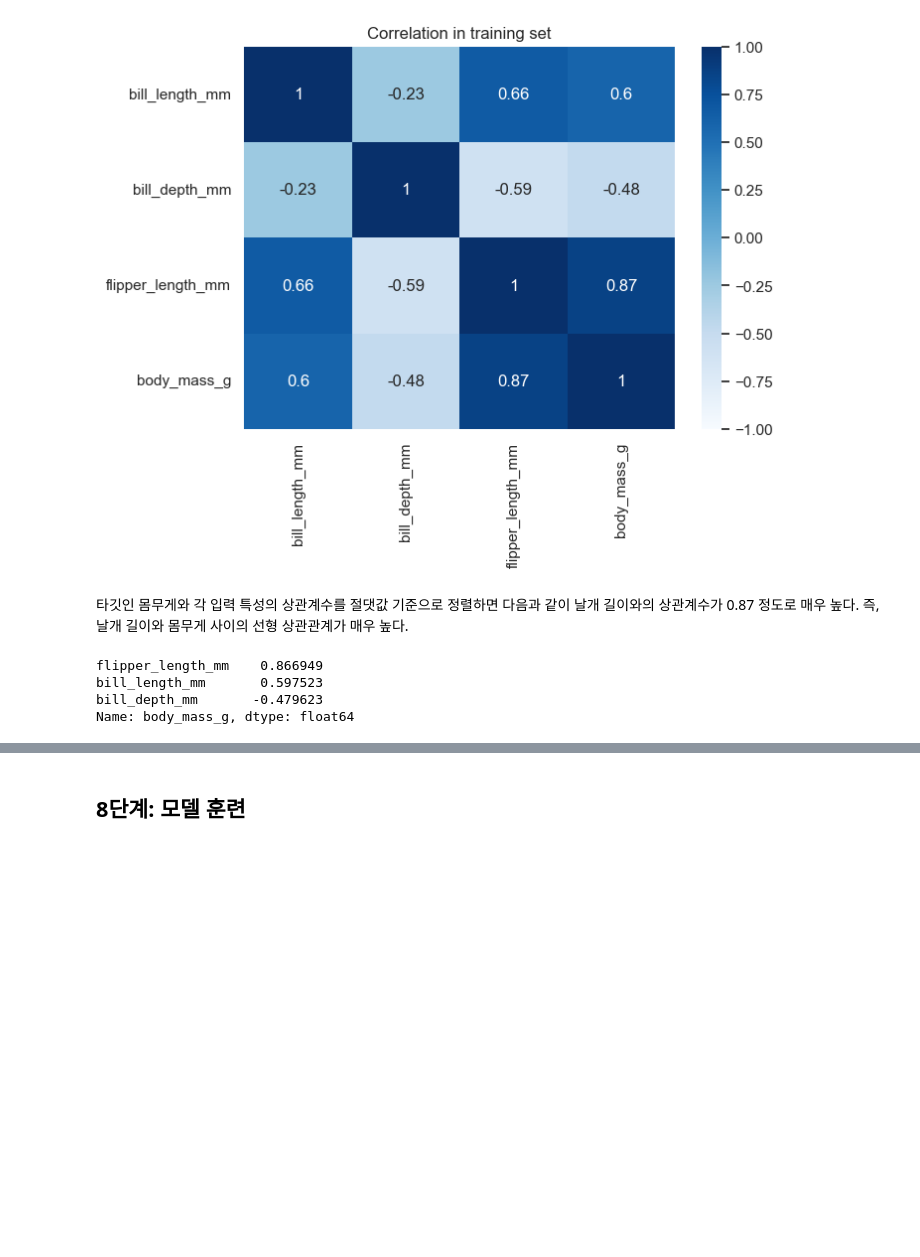
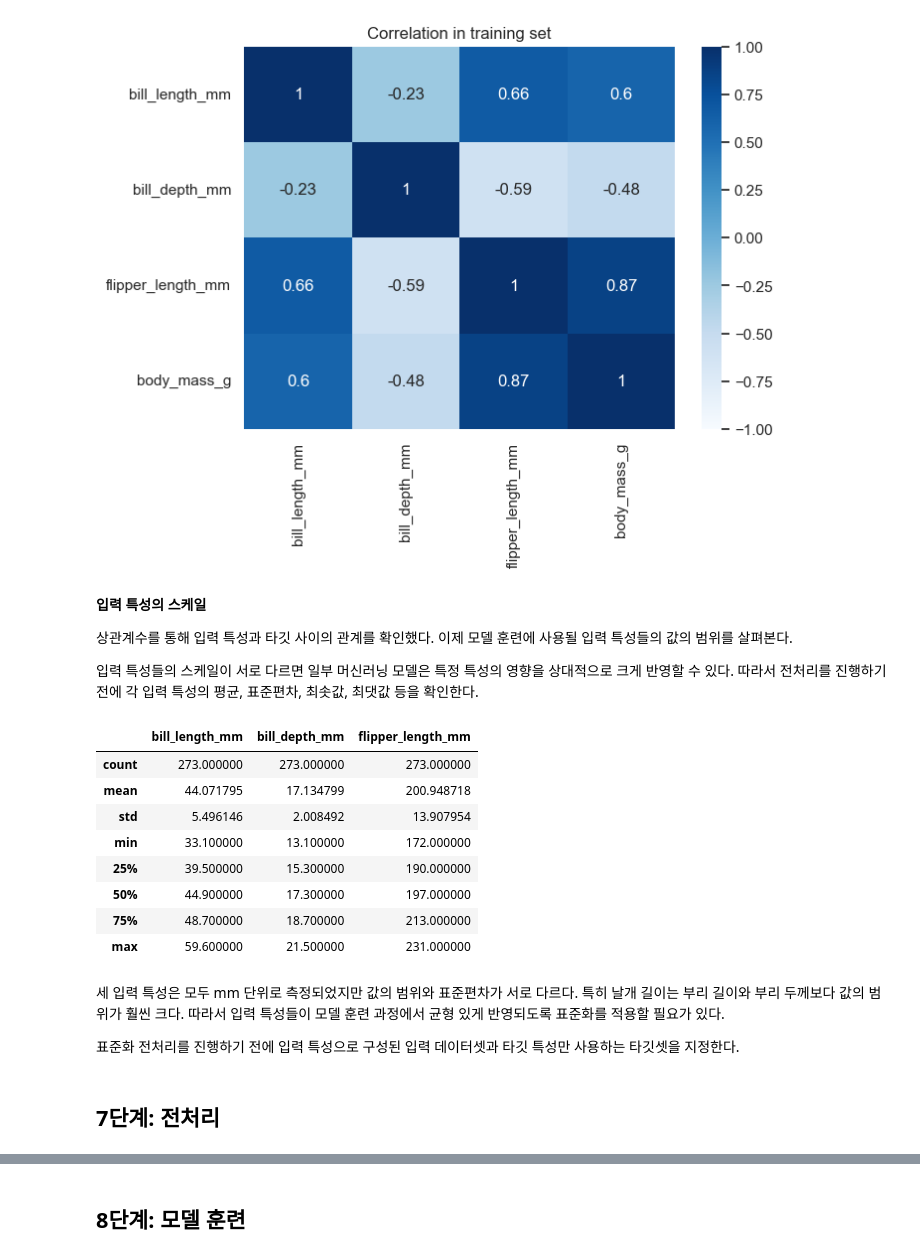
Before and after one commit to codingalzi/code-workout-datasci, a Jupyter notebook: ml_regression.ipynb, the cells around one changed output, grey strips where cells are left out. Drawn from its saved outputs; the diff is of its cells as text; code cells hidden in the pictures; blank space fills up the shorter version.

```diff
--- a/ml_regression.ipynb
+++ b/ml_regression.ipynb
@@ -241,0 +223,2 @@ penguins_clean.shape
+# %%
+penguins.dropna(subset=['body_mass_g'], inplace=True)
@@ -241,0 +262,3 @@ penguins_clean.shape
+# %%
+penguins = penguins[training_columns].copy()
+penguins.info()
@@ -307,10 +343,10 @@ Name: proportion, dtype: float64
 from sklearn.model_selection import train_test_split
 
 penguins_train_strat, penguins_test_strat = train_test_split(
-    penguins_clean,
+    penguins,
     test_size=0.2,
     random_state=42,
-    stratify=penguins_clean["species"],
+    stratify=penguins["species"],
 )
 # %% [markdown]
 아래 코드에서 `species_ratio`는 전체 데이터셋과 훈련셋, 테스트셋의 종별 비율을
@@ -443,18 +491,29 @@ plt.title("Correlation in training set")
 plt.show()
 # %% [output]
 [figure]
-# %% [markdown]
-타깃인 몸무게와 각 입력 특성의 상관계수를 절댓값 기준으로
-정렬하면 다음과 같이
-날개 길이와의 상관계수가 0.87 정도로 매우 높다.
-즉, 날개 길이와 몸무게 사이의 선형 상관관계가 매우 높다.
-# %%
-correlation_columns = input_features + [target]
-corr = penguins_train[correlation_columns].corr()
-corr[target].drop(target).sort_values(key=lambda x: x.abs(),
-                                      ascending=False)
-# %% [output]
-flipper_length_mm    0.866949
-bill_length_mm       0.597523
-bill_depth_mm       -0.479623
-Name: body_mass_g, dtype: float64
+# %% [markdown]
+**입력 특성의 스케일**
+
+상관계수를 통해 입력 특성과 타깃 사이의 관계를 확인했다.
+이제 모델 훈련에 사용될 입력 특성들의 값의 범위를 살펴본다.
+
+입력 특성들의 스케일이 서로 다르면 일부 머신러닝 모델은 특정 특성의 영향을 상대적으로 크게 반영할 수 있다.
+따라서 전처리를 진행하기 전에 각 입력 특성의 평균, 표준편차, 최솟값, 최댓값 등을 확인한다.
+# %%
+penguins_train[input_features].describe()
+# %% [output]
+|  | bill_length_mm | bill_depth_mm | flipper_length_mm |
+| count | 273.000000 | 273.000000 | 273.000000 |
+| mean | 44.071795 | 17.134799 | 200.948718 |
+| std | 5.496146 | 2.008492 | 13.907954 |
+| min | 33.100000 | 13.100000 | 172.000000 |
+| 25% | 39.500000 | 15.300000 | 190.000000 |
+| 50% | 44.900000 | 17.300000 | 197.000000 |
+| 75% | 48.700000 | 18.700000 | 213.000000 |
+| max | 59.600000 | 21.500000 | 231.000000 |
+# %% [markdown]
+세 입력 특성은 모두 mm 단위로 측정되었지만 값의 범위와 표준편차가 서로 다르다.
+특히 날개 길이는 부리 길이와 부리 두께보다 값의 범위가 훨씬 크다.
+따라서 입력 특성들이 모델 훈련 과정에서 균형 있게 반영되도록 표준화를 적용할 필요가 있다.
+
+표준화 전처리를 진행하기 전에 입력 특성으로 구성된 입력 데이터셋과 타깃 특성만 사용하는 타깃셋을 지정한다.
@@ -460,0 +523,2 @@ Name: body_mass_g, dtype: float64
+# %% [markdown]
+## 7단계: 전처리
```
Also changed, not shown: parts of 99 cells of this notebook, 1 other file.
